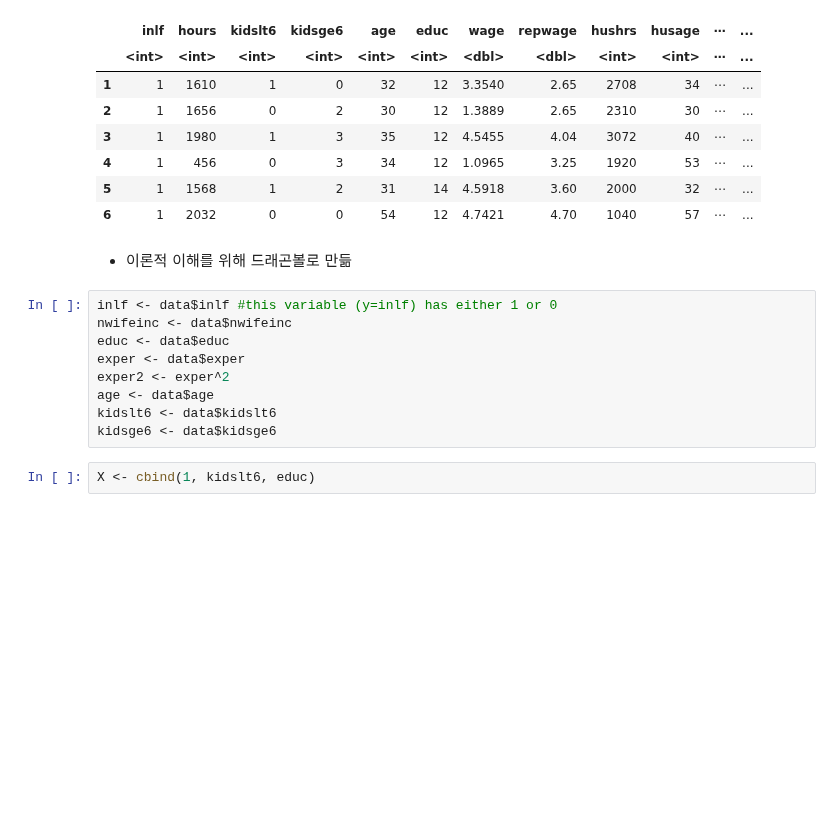
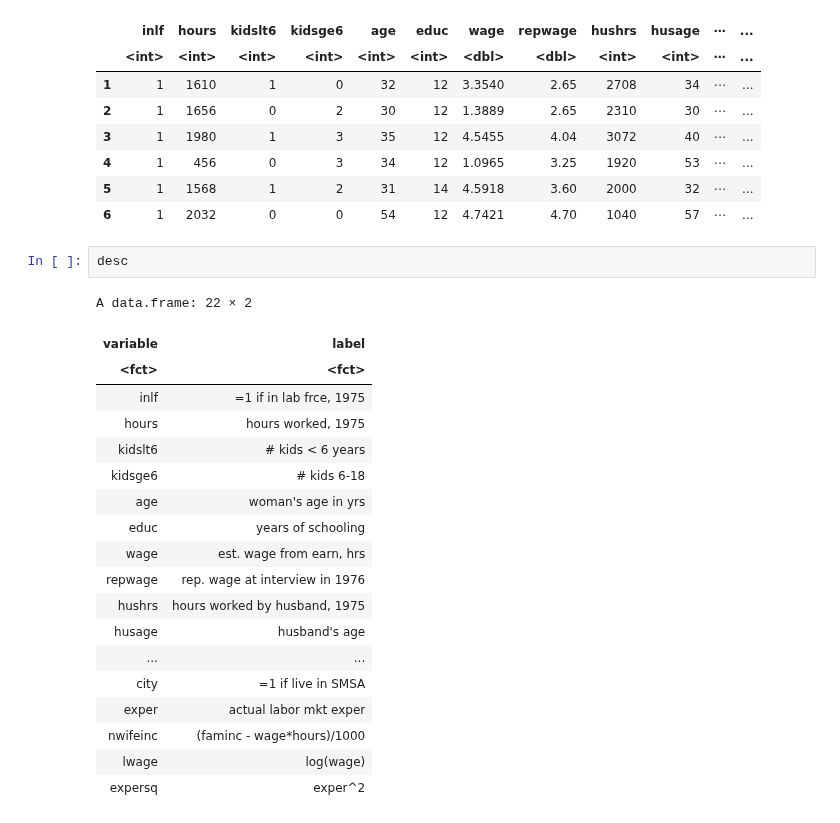
Before and after one commit to HollyRiver/R, a Jupyter notebook: economatrics/course/logistic regression.ipynb, the cells around one changed output. Cells and saved outputs as stored; diff of their text form; blank space fills up the shorter version.

```diff
--- a/economatrics/course/logistic regression.ipynb
+++ b/economatrics/course/logistic regression.ipynb
@@ -26,16 +22,25 @@ A data.frame: 6 × 22
 | 4 | 1 | 456 | 0 | 3 | 34 | 12 | 1.0965 | 3.25 | 1920 | 53 | ⋯ | ... |
 | 5 | 1 | 1568 | 1 | 2 | 31 | 14 | 4.5918 | 3.60 | 2000 | 32 | ⋯ | ... |
 | 6 | 1 | 2032 | 0 | 0 | 54 | 12 | 4.7421 | 4.70 | 1040 | 57 | ⋯ | ... |
-# %% [markdown]
-- 이론적 이해를 위해 드래곤볼로 만듦
-# %%
-inlf <- data$inlf #this variable (y=inlf) has either 1 or 0
-nwifeinc <- data$nwifeinc
-educ <- data$educ
-exper <- data$exper
-exper2 <- exper^2
-age <- data$age
-kidslt6 <- data$kidslt6
-kidsge6 <- data$kidsge6
-# %%
-X <- cbind(1, kidslt6, educ)
+# %%
+desc
+# %% [output]
+A data.frame: 22 × 2
+| variable | label |
+| <fct> | <fct> |
+| inlf | =1 if in lab frce, 1975 |
+| hours | hours worked, 1975 |
+| kidslt6 | # kids < 6 years |
+| kidsge6 | # kids 6-18 |
+| age | woman's age in yrs |
+| educ | years of schooling |
+| wage | est. wage from earn, hrs |
+| repwage | rep. wage at interview in 1976 |
+| hushrs | hours worked by husband, 1975 |
+| husage | husband's age |
+| ... | ... |
+| city | =1 if live in SMSA |
+| exper | actual labor mkt exper |
+| nwifeinc | (faminc - wage*hours)/1000 |
+| lwage | log(wage) |
+| expersq | exper^2 |
```
Also changed, not shown: parts of 33 cells of this notebook, 1 other file.
